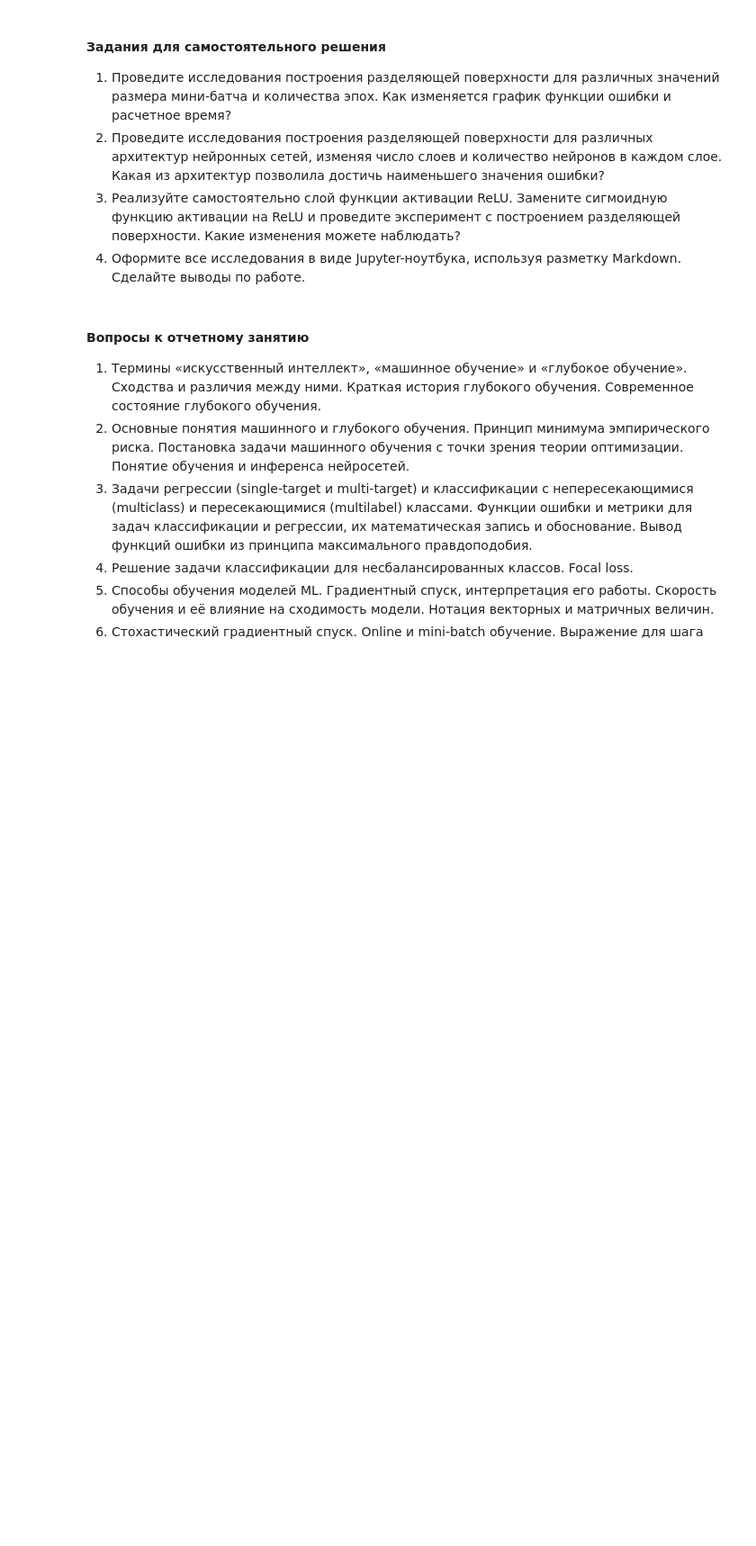
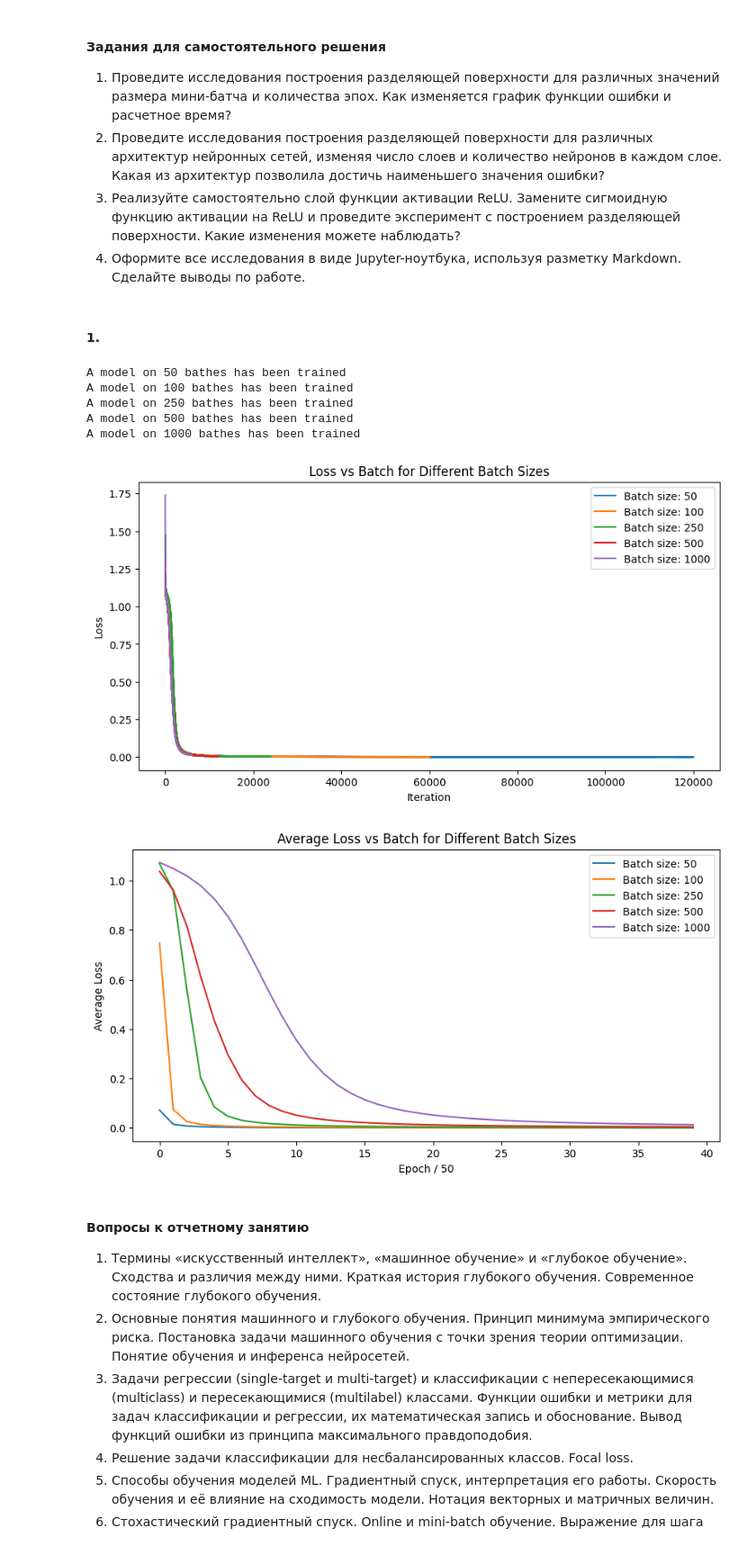
Before and after one commit to letmly/vstu_dl_labs, a Jupyter notebook: DL_Lab_1_2.ipynb, the cells around one changed output. Shown at 90% size. Drawn from its saved outputs; the diff is of its cells as text; code cells hidden in the pictures; blank space fills up the shorter version.

```diff
--- a/DL_Lab_1_2.ipynb
+++ b/DL_Lab_1_2.ipynb
@@ -470,3 +470,5 @@ plt.show()
 2. Проведите исследования построения разделяющей поверхности для различных архитектур нейронных сетей, изменяя число слоев и количество нейронов в каждом слое. Какая из архитектур позволила достичь наименьшего значения ошибки?
 3. Реализуйте самостоятельно слой функции активации ReLU. Замените сигмоидную функцию активации на ReLU и проведите эксперимент с построением разделяющей поверхности. Какие изменения можете наблюдать?
 4. Оформите все исследования в виде Jupyter-ноутбука, используя разметку Markdown. Сделайте выводы по работе.
+# %% [markdown]
+#### 1.
@@ -473,3 +501,46 @@ plt.show()
+# %%
+b_sizes = [50, 100, 250, 500, 1000]
+learns = []
+
+x1, y1 = data[:, [0, 1]], data[:, 2]
+y1 = to_categorical(y1)
+
+for b_size in b_sizes:
+    x = x1.reshape([-1, b_size, x1.shape[1]])
+    y = y1.reshape([-1, b_size, y1.shape[1]])
+    learns.append(fit_exps(x, y, learning_rate=0.05, epochs=2000))
+    print(f"A model on {b_size} bathes has been trained")
+# %% [output]
+A model on 50 bathes has been trained
+A model on 100 bathes has been trained
+A model on 250 bathes has been trained
+A model on 500 bathes has been trained
+A model on 1000 bathes has been trained
+# %%
+# Построение графика для лосса
+plt.figure(figsize=(10, 5))
+for i, learn in enumerate(learns):
+    losses = learn[0]
+    plt.plot(losses, label=f"Batch size: {b_sizes[i]}")
+plt.title('Loss vs Batch for Different Batch Sizes')
+plt.xlabel('Iteration')
+plt.ylabel('Loss')
+plt.legend()
+plt.show()
+
+# Построение графика для среднего лосса
+plt.figure(figsize=(10, 5))
+for i, learn in enumerate(learns):
+    avg_losses = learn[1]
+    plt.plot(avg_losses, label=f"Batch size: {b_sizes[i]}")
+plt.title('Average Loss vs Batch for Different Batch Sizes')
+plt.xlabel('Epoch / 50')
+plt.ylabel('Average Loss')
+plt.legend()
+plt.show()
+# %% [output]
+[figure, added]
+[figure, added]
 # %% [markdown]
 #### Вопросы к отчетному занятию
 
```
Also changed, not shown: parts of 6 cells of this notebook.
